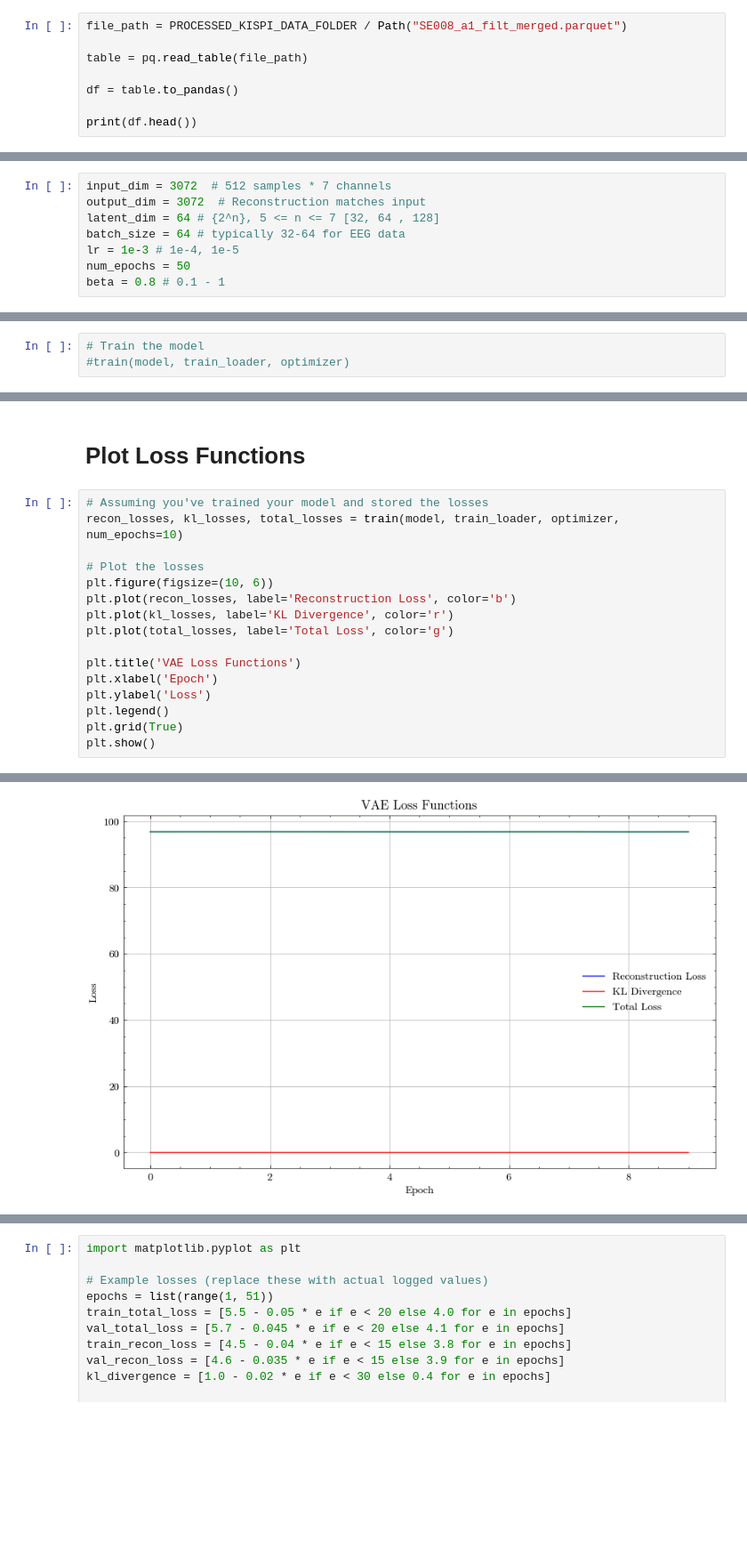
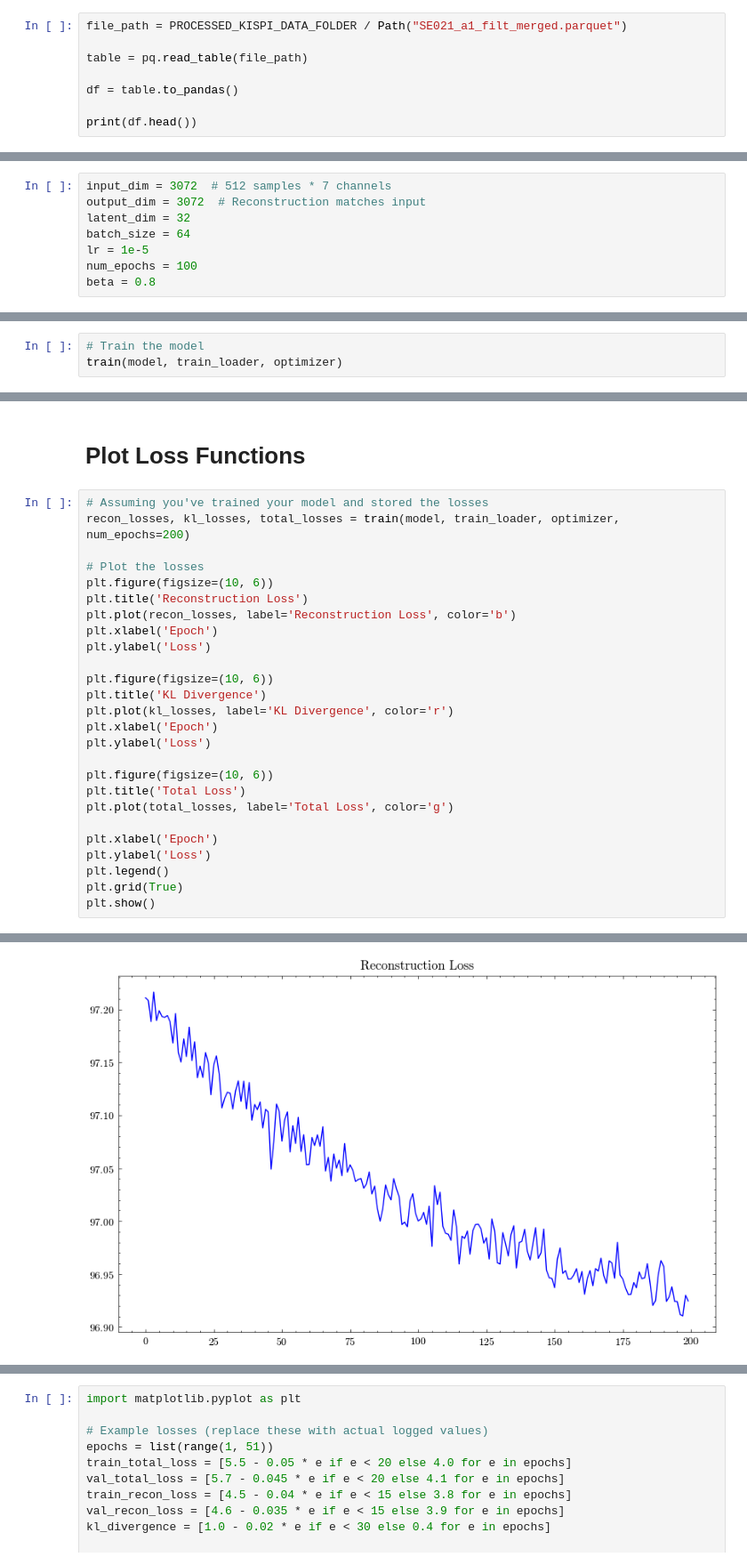
Before and after one commit to carzaga1/UnsuperDL-EEG-BSUPP, a Jupyter notebook: notebooks/03_phase2_vae.ipynb, the cells around one changed output, grey strips where cells are left out. Shown at 89% size. Cells and saved outputs as stored; diff of their text form; blank space fills up the shorter version.

```diff
--- a/notebooks/03_phase2_vae.ipynb
+++ b/notebooks/03_phase2_vae.ipynb
@@ -20,7 +20,7 @@ plt.style.use(['science', 'no-latex'])
 # %% [markdown]
 # Preproccess EEG Data
 # %%
-file_path = PROCESSED_KISPI_DATA_FOLDER / Path("SE008_a1_filt_merged.parquet")
+file_path = PROCESSED_KISPI_DATA_FOLDER / Path("SE021_a1_filt_merged.parquet")
 
 table = pq.read_table(file_path)
 
@@ -107,11 +109,11 @@ Test data shape: (1858, 3072)
 # %%
 input_dim = 3072  # 512 samples * 7 channels
 output_dim = 3072  # Reconstruction matches input
-latent_dim = 64 # {2^n}, 5 <= n <= 7 [32, 64 , 128]
-batch_size = 64 # typically 32-64 for EEG data
-lr = 1e-3 # 1e-4, 1e-5
-num_epochs = 50
-beta = 0.8 # 0.1 - 1
+latent_dim = 32
+batch_size = 64
+lr = 1e-5
+num_epochs = 100
+beta = 0.8
 # %% [markdown]
 ## Create Pytorch Dataset
 # %%
@@ -334,5 +336,5 @@ def train(model, train_loader, optimizer, num_epochs=num_epochs):
     return recon_losses, kl_losses, total_losses
 # %%
 # Train the model
-#train(model, train_loader, optimizer)
+train(model, train_loader, optimizer)
 # %% [output]
@@ -446,15 +443,25 @@ Returning the number of logical cores instead. You can silence this warning by s
 # Plot Loss Functions
 # %%
 # Assuming you've trained your model and stored the losses
-recon_losses, kl_losses, total_losses = train(model, train_loader, optimizer, num_epochs=10)
+recon_losses, kl_losses, total_losses = train(model, train_loader, optimizer, num_epochs=200)
 
 # Plot the losses
 plt.figure(figsize=(10, 6))
+plt.title('Reconstruction Loss')
 plt.plot(recon_losses, label='Reconstruction Loss', color='b')
+plt.xlabel('Epoch')
+plt.ylabel('Loss')
+
+plt.figure(figsize=(10, 6))
+plt.title('KL Divergence')
 plt.plot(kl_losses, label='KL Divergence', color='r')
+plt.xlabel('Epoch')
+plt.ylabel('Loss')
+
+plt.figure(figsize=(10, 6))
+plt.title('Total Loss')
 plt.plot(total_losses, label='Total Loss', color='g')
 
-plt.title('VAE Loss Functions')
 plt.xlabel('Epoch')
 plt.ylabel('Loss')
 plt.legend()
@@ -474 +488 @@ Epoch 10/10, Recon Loss: 96.8181, KL Loss: 0.0005, Total Loss: 96.8185
-[figure, old version]
+[figure, new version]
```
Also changed, not shown: parts of 13 cells of this notebook, 5 other files.
